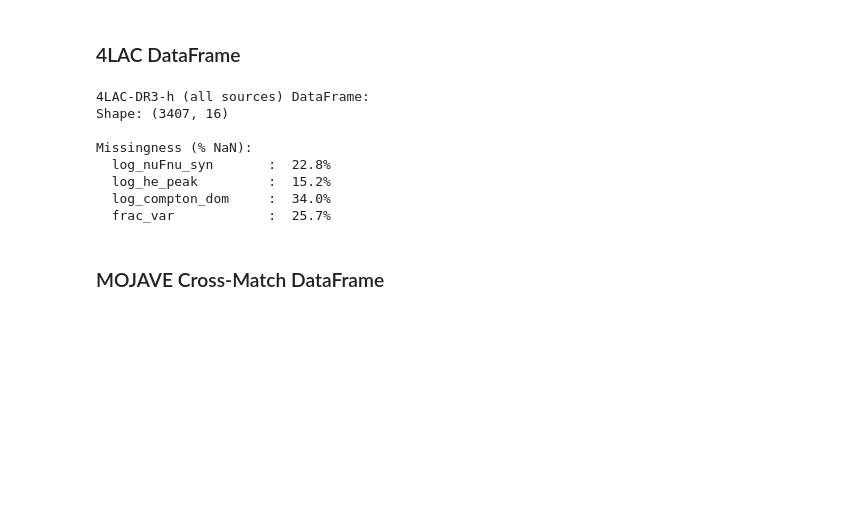
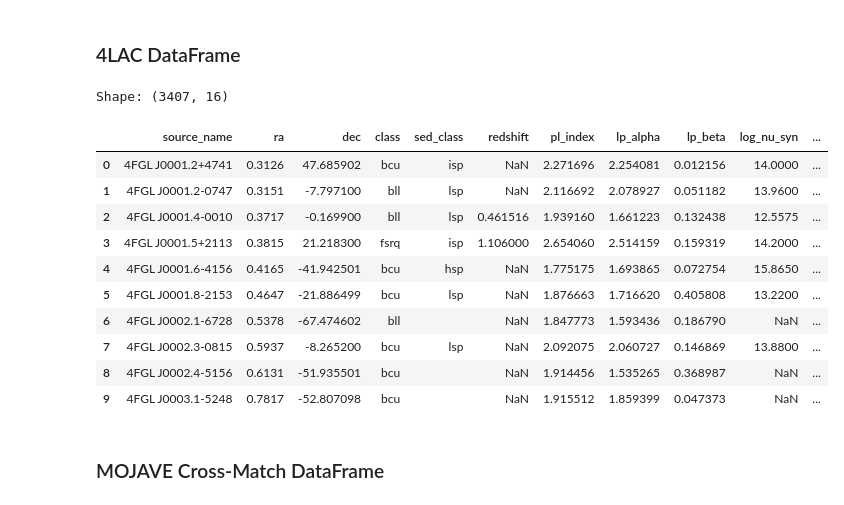
Before and after one commit to altjerue/ilwikak-ml, a Jupyter notebook: blazar_population_ml.ipynb, the cells around one changed output. Saved outputs shown, nothing was run; the diff lists cells and outputs as text; code cells hidden in the pictures; blank space fills up the shorter version.

```diff
--- a/blazar_population_ml.ipynb
+++ b/blazar_population_ml.ipynb
@@ -181,7 +181,7 @@ he_nufnu = safe_float(lac['HE_nuFnuPeak'])
 nufnu_syn = safe_float(lac['nuFnu_syn'])
 nu_syn = safe_float(lac['nu_syn'])
 e_flux100 = safe_float(lac['Energy_Flux100'])
-z = np.nan_to_num(lac['Redshift'].data, nan=0.0, posinf=0.0, neginf=0.0)
+# z = np.nan_to_num(lac['Redshift'].data, nan=0.0, posinf=0.0, neginf=0.0)
 
 has_sed = (nufnu_syn > 0) & (he_nufnu > 0) & (~np.isnan(he_nufnu))
 has_z = z > 0
@@ -657,43 +678,2 @@ gamma_min = np.sqrt(1.0 + beta_max**2)
 # %% [markdown]
 ### 4LAC DataFrame
-# %%
-he_peak = safe_float(lac['HE_EPeak'])
-frac_var = safe_float(lac['Frac_Variability'])
-frac_var = np.where(frac_var <= 0, np.nan, frac_var)
-
-lac_df = pd.DataFrame({
-    'source_name': safe_str(lac['Source_Name']),
-    'class': safe_str_lower(lac['CLASS']),
-    'sed_class': safe_str_lower(lac['SED_class']),
-    'redshift': z,
-    'pl_index': safe_float(lac['PL_Index']),
-    'lp_alpha': safe_float(lac['LP_Index']),
-    'lp_beta': safe_float(lac['LP_beta']),
-    'log_nu_syn': log_nu_syn,
-    'log_nuFnu_syn': np.log10(np.where(nufnu_syn > 0, nufnu_syn, np.nan)),
-    'log_he_peak': np.log10(np.where(he_peak > 0, he_peak, np.nan)), # log MeV
-    'log_compton_dom': log_cd,
-    'log_gamma_lum': log_gamma_lum,   # log erg/s
-    'var_index': safe_float(lac['Variability_Index']),
-    'frac_var': frac_var,
-    'ra': safe_float(lac['RAJ2000']),
-    'dec': safe_float(lac['DEJ2000'])
-})
-
-print("4LAC-DR3-h (all sources) DataFrame:")
-print(f"Shape: {lac_df.shape}")
-print(f"\nMissingness (% NaN):")
-len_lacdf = len(lac_df)
-for col in lac_df.select_dtypes(include=float).columns:
-    pct = 100 * lac_df[col].isna().sum() / len_lacdf
-    if pct > 0:
-        print(f"  {col:20s}: {pct:5.1f}%")
-# %% [output]
-4LAC-DR3-h (all sources) DataFrame:
-Shape: (3407, 16)
-
-Missingness (% NaN):
-  log_nuFnu_syn       :  22.8%
-  log_he_peak         :  15.2%
-  log_compton_dom     :  34.0%
-  frac_var            :  25.7%
@@ -700,3 +726,32 @@ Missingness (% NaN):
+# %%
+lac_feat = lac_features(lac)
+
+lac_df = pd.DataFrame(
+    {
+        "source_name": [str(v).strip() for v in lac["Source_Name"]],
+        "ra": safe_float(lac["RAJ2000"]),
+        "dec": safe_float(lac["DEJ2000"]),
+        "class": lac_feat["class_"],
+        "sed_class": lac_feat["sed_class"],
+        **{k: v for k, v in lac_feat.items() if k not in ["class_", "sed_class"]},
+    }
+)
+
+print(f"Shape: {lac_df.shape}")
+lac_df.head(10)
+# %% [output]
+Shape: (3407, 16)
+|  | source_name | ra | dec | class | sed_class | redshift | pl_index | lp_alpha | lp_beta | log_nu_syn | ... |
+| 0 | 4FGL J0001.2+4741 | 0.3126 | 47.685902 | bcu | isp | NaN | 2.271696 | 2.254081 | 0.012156 | 14.0000 | ... |
+| 1 | 4FGL J0001.2-0747 | 0.3151 | -7.797100 | bll | lsp | NaN | 2.116692 | 2.078927 | 0.051182 | 13.9600 | ... |
+| 2 | 4FGL J0001.4-0010 | 0.3717 | -0.169900 | bll | lsp | 0.461516 | 1.939160 | 1.661223 | 0.132438 | 12.5575 | ... |
+| 3 | 4FGL J0001.5+2113 | 0.3815 | 21.218300 | fsrq | isp | 1.106000 | 2.654060 | 2.514159 | 0.159319 | 14.2000 | ... |
+| 4 | 4FGL J0001.6-4156 | 0.4165 | -41.942501 | bcu | hsp | NaN | 1.775175 | 1.693865 | 0.072754 | 15.8650 | ... |
+| 5 | 4FGL J0001.8-2153 | 0.4647 | -21.886499 | bcu | lsp | NaN | 1.876663 | 1.716620 | 0.405808 | 13.2200 | ... |
+| 6 | 4FGL J0002.1-6728 | 0.5378 | -67.474602 | bll |  | NaN | 1.847773 | 1.593436 | 0.186790 | NaN | ... |
+| 7 | 4FGL J0002.3-0815 | 0.5937 | -8.265200 | bcu | lsp | NaN | 2.092075 | 2.060727 | 0.146869 | 13.8800 | ... |
+| 8 | 4FGL J0002.4-5156 | 0.6131 | -51.935501 | bcu |  | NaN | 1.914456 | 1.535265 | 0.368987 | NaN | ... |
+| 9 | 4FGL J0003.1-5248 | 0.7817 | -52.807098 | bcu |  | NaN | 1.915512 | 1.859399 | 0.047373 | NaN | ... |
 # %% [markdown]
 ### MOJAVE Cross-Match DataFrame
 # %%
```
Also changed, not shown: parts of 7 cells of this notebook, 1 other file.
